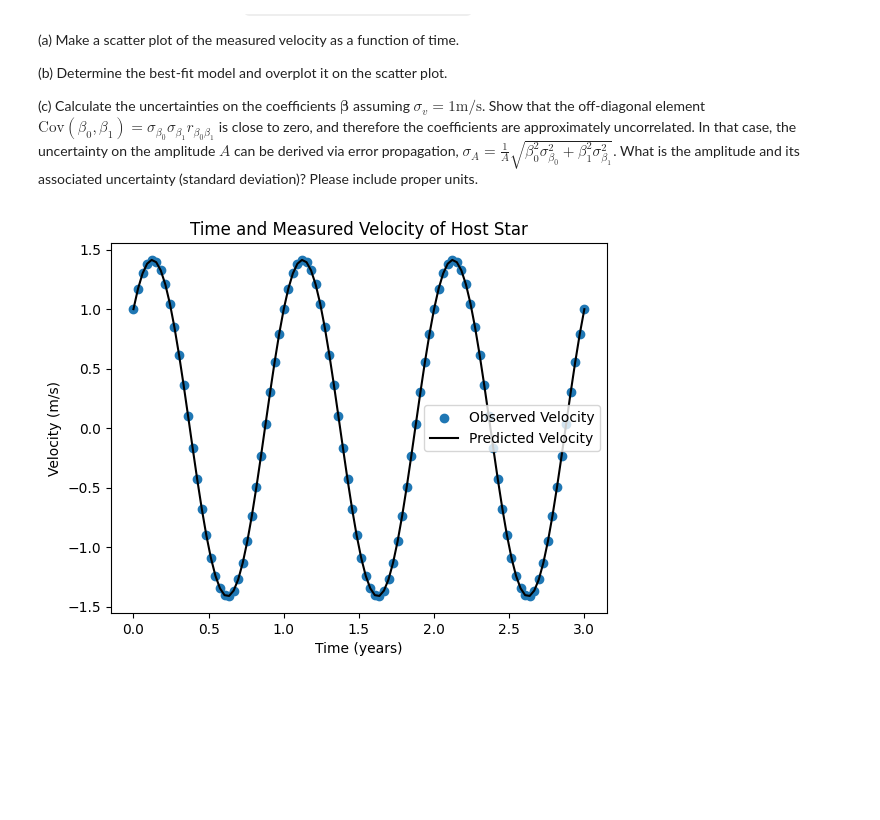
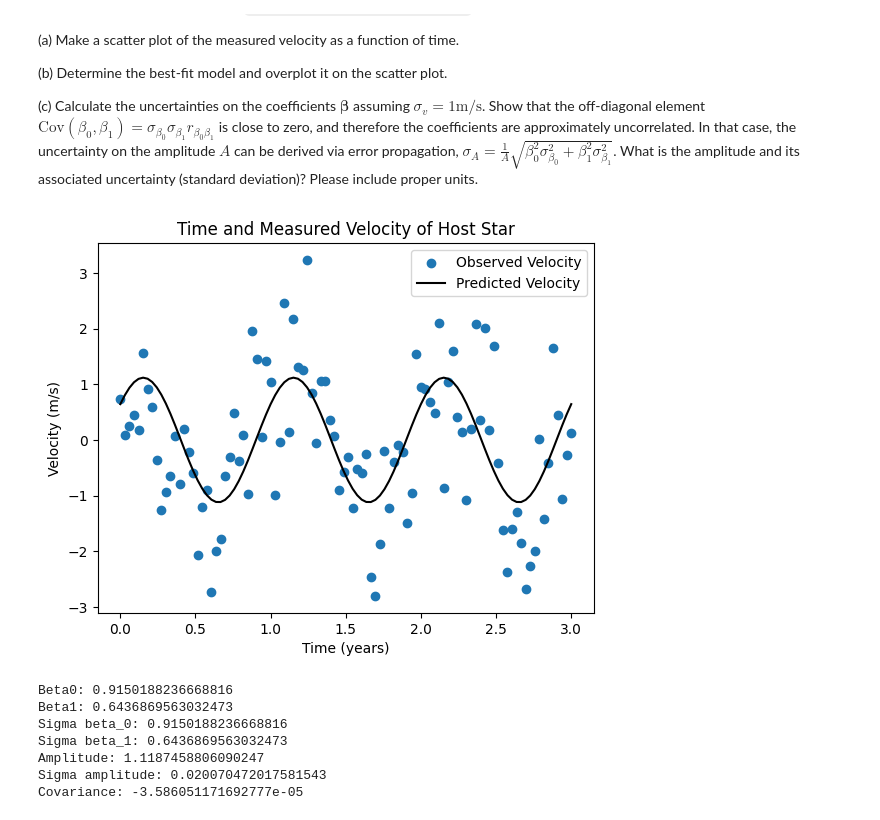
Before and after one commit to queue-h/ISCI-396, a Jupyter notebook: problem_sets/Problem_Set_2.ipynb, the cells around one changed output. Saved outputs shown, nothing was run; the diff lists cells and outputs as text; code cells hidden in the pictures; blank space fills up the shorter version.

```diff
--- a/problem_sets/Problem_Set_2.ipynb
+++ b/problem_sets/Problem_Set_2.ipynb
@@ -138,6 +140,7 @@ The measured data is provided in `Problem_Set_2_Exoplanets.csv`.
 import pandas as pd
 import matplotlib.pyplot as plt
 import math
+from scipy.stats import pearsonr
 
 df = pd.read_csv("Problem_Set_2_Exoplanets.csv")
 t_list = df["t"]
@@ -145,57 +148,61 @@ v_list = df["v"]
 
 # returns measured velocity and design matrix
 def design_matrix():
-    velocity_list = [0] * len(df)
-
     X = np.empty((len(df), 2))
     for row in range(len(X)):
         for col in range(len(X[0])):
             # going vertically, so columns should remain the same
             match col:
                 case 0:
                     X[row][col] = math.sin(2 * math.pi * t_list[row])
-                    velocity_list[row] += X[row][col]
                 case 1:
                     X[row][col] = math.cos(2 * math.pi * t_list[row])
-                    velocity_list[row] += X[row][col]
-
-
-    return X, velocity_list
-
-# returns beta0, beta1, amp
-def coefficients():
-    X, y = design_matrix()
-
-    beta = np.linalg.inv(X.T @ X) @ X.T @ y
-    beta0, beta1 = X @ beta
-    amp = math.sqrt(beta0 ** 2 + beta1 ** 2)
-    return beta0, beta1, amp
+    return X
 
 def uncertainty():
-    beta0, beta1, amp = coefficients()
-    sd = 1
+    X = design_matrix()
+    reg = LinearRegression(fit_intercept=False).fit(X, v_list)
 
-    # what is r? (r^2)?
-    # what is cov
-    # how is sigma_v different from sigma_beta0/beta1?
+    sigma_v = 1
 
+    beta0 = float(reg.coef_[0])
+    beta1 = float(reg.coef_[1])
+    print(f"Beta0: {beta0}\nBeta1: {beta1}")
+    amp = math.sqrt(beta0 ** 2 + beta1 ** 2)
+    beta_var = sigma_v ** 2 * np.linalg.inv(X.T @ X)
 
+    sigma_b0 = beta_var[0][0]
+    sigma_b1 = beta_var[1][1]
+    print(f"Sigma beta_0: {beta0}\nSigma beta_1: {beta1}")
+    sigma_a = (1 / amp) * math.sqrt((beta0 ** 2 * sigma_b0 ** 2) + (beta1 ** 2 * sigma_b1 ** 2))
+    print(f"Amplitude: {amp}\nSigma amplitude: {sigma_a}")
+    r = pearsonr(t_list, v_list).statistic
+    cov = sigma_b0 * sigma_b1 * r
+    print(f"Covariance: {cov}")
 
 def plot_data():
     # plot data as scatter
-    X, y = design_matrix()
-    plt.scatter(t_list, y, label = "Observed Velocity")
+    X = design_matrix()
+    plt.scatter(t_list, v_list, label = "Observed Velocity")
     plt.xlabel("Time (years)")
     plt.ylabel("Velocity (m/s)")
     plt.title("Time and Measured Velocity of Host Star")
 
     # overplot prediction
-    reg = LinearRegression(fit_intercept=False).fit(X, y)
+    reg = LinearRegression(fit_intercept=False).fit(X, v_list)
     y_pred = reg.predict(X)
     plt.plot(t_list, y_pred, color = "black", label = "Predicted Velocity")
     plt.legend(loc = "best")
     plt.show()
 
 plot_data()
+uncertainty()
 # %% [output]
-[figure, old version]
+[figure, new version]
+Beta0: 0.9150188236668816
+Beta1: 0.6436869563032473
+Sigma beta_0: 0.9150188236668816
+Sigma beta_1: 0.6436869563032473
+Amplitude: 1.1187458806090247
+Sigma amplitude: 0.020070472017581543
+Covariance: -3.586051171692777e-05
```
Also changed, not shown: parts of 1 cell of this notebook.
